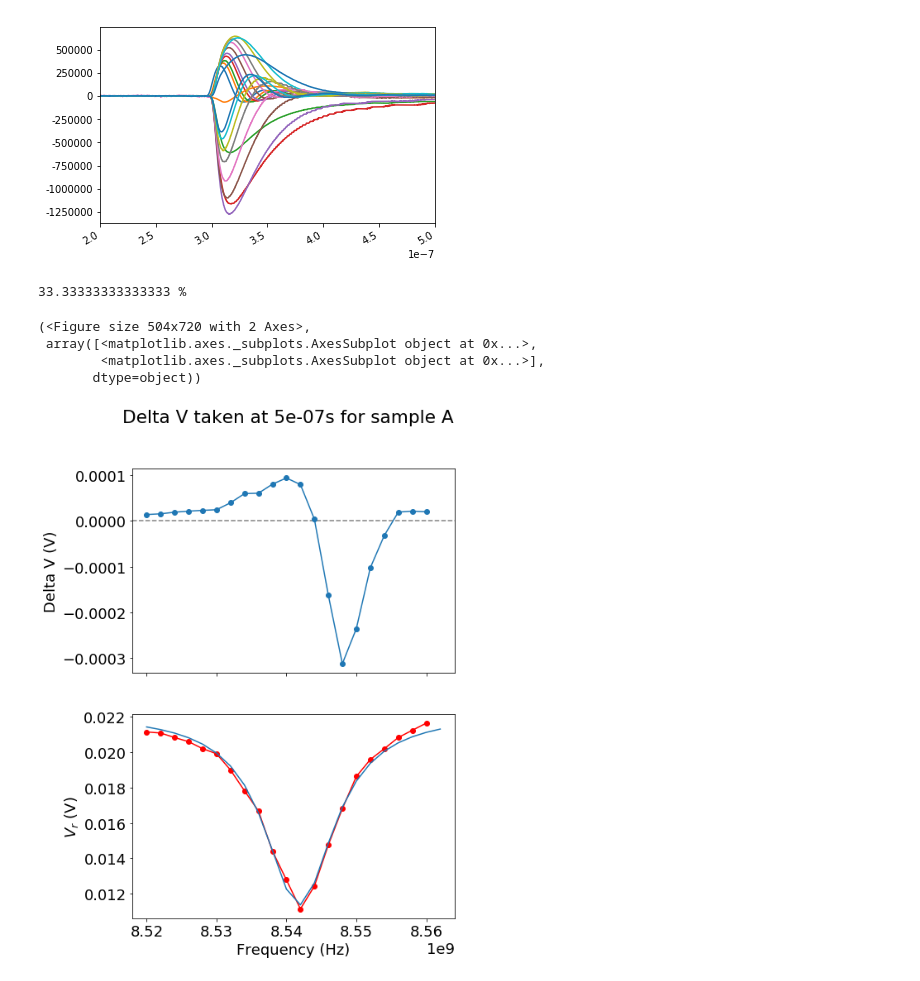
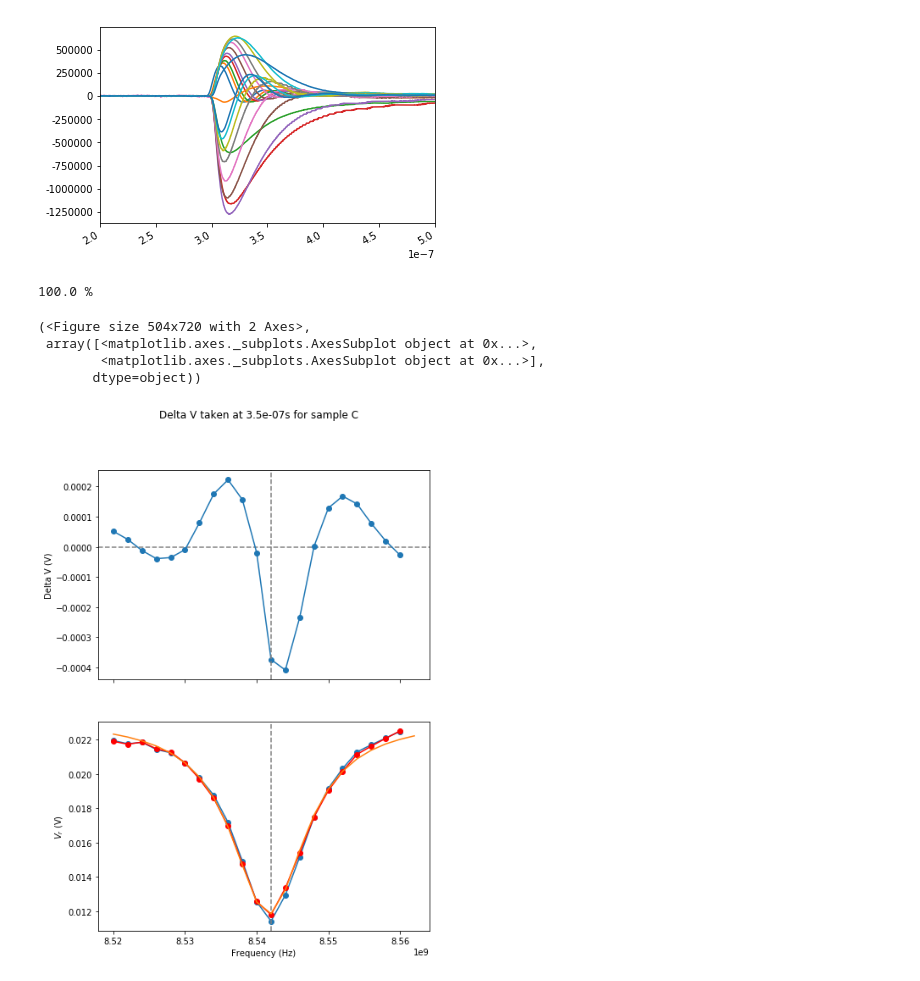
Before and after one commit to aspitarl/TRMC, a Jupyter notebook: FreqFluence.ipynb, the cells around one changed output. Drawn from its saved outputs; the diff is of its cells as text; code cells hidden in the pictures.

```diff
--- a/FreqFluence.ipynb
+++ b/FreqFluence.ipynb
@@ -304,10 +304,19 @@ ax.set_xlim(200e-9,500e-9)
 fig.autofmt_xdate()
 # %% [output]
 [figure]
+# %%
+time1 = 250e-9
+time2 = 500e-9
+step = 20
+
+times = da_dv.indexes['time']
+timesel1 = pd.Series(abs(times-time1)).idxmin()
+timesel2 = pd.Series(abs(times-time2)).idxmin()
+
+times = times[slice(timesel1,timesel2,step)]
 # %%
-sl = slice(1000,10000,500)
-ds_p_r  =  ds_p.sel(direction = 'U').drop(['direction']).isel(time = sl).copy(deep = True)
-dvs = da_dv.sel( direction = 'U').dropna(dim = 'freq', how = 'all').isel(time = sl)
+ds_p_r  =  ds_p.sel(direction = 'U').drop(['direction']).sel(time = times).copy(deep = True)
+dvs = da_dv.sel( direction = 'U').dropna(dim = 'freq', how = 'all').sel(time = times)
 
 # dvs
 vss = v0s - dvs
@@ -325,22 +334,23 @@ for samp in vss.indexes['sample']:
         for time in vs2.indexes['time']:
             i=i+1
             clear_output(wait = True)
-            print(str((i/num)*300) + ' %')
+            print(str((i/num)*300) + ' %') #Not sure where this factor of 3 is coming from, see num above.
 
             vs3 = vs2.sel(time = time).dropna('freq')
             vs_fit, vs_p,vs_sl = fitsweep(vs3, p0, bounds, window , fittype,p_labels)
 
             freqs = vs2.indexes['freq'][vs_sl]
             fits.loc[samp,:,flu,time] = vs_fit(freqs).values
-
+            ds_p_r['f0'].loc[samp,flu,time] = vs_p[0]
+            ds_p_r['Q'].loc[samp,flu,time] = vs_p[1]
+            ds_p_r['R'].loc[samp,flu,time] = vs_p[2]
+            ds_p_r['Rinf'].loc[samp,flu,time] = vs_p[3]
 
 fits.name = 'fits'
 dvs.name = 'dvs'
 vss.name = 'vss'
 
-
-# das = {'dvs': dvs, 'fits': fits}
 das = [dvs,fits,vss]
 ds = xr.merge(das)
 # %% [output]
-33.33333333333333 %
+100.0 %
@@ -389,16 +357,16 @@ def vsplotxr(timesel, dvs, vss = None, fits = None, v0 = None, v0_fit = None):
 # %%
-samp = 'A'
+samp = 'C'
 
 dst = ds.sel(sample = samp).dropna('fluence','all').isel(fluence = -1)
 v0 = v0s_i.sel(sample = samp)
 
-vsplotxr(500, dst['dvs'], vss= dst['vss'], fits = dst['fits'], v0 = None, v0_fit = None)
+plot.vsplotxr(350, dst['dvs'], vss= dst['vss'], fits = dst['fits'], v0 = v0, v0_fit = None)
 # %% [output]
 (<Figure size 504x720 with 2 Axes>,
  array([<matplotlib.axes._subplots.AxesSubplot object at 0x...>,
         <matplotlib.axes._subplots.AxesSubplot object at 0x...>],
        dtype=object))
-[figure, old version]
+[figure, new version]
 # %%
 # First set up the figure, the axis, and the plot element we want to animate
 
```
Also changed, not shown: parts of 8 cells of this notebook.
